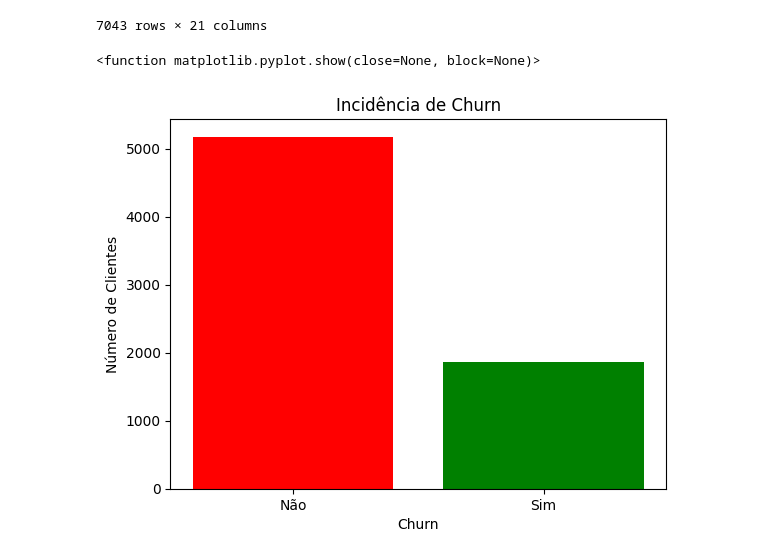
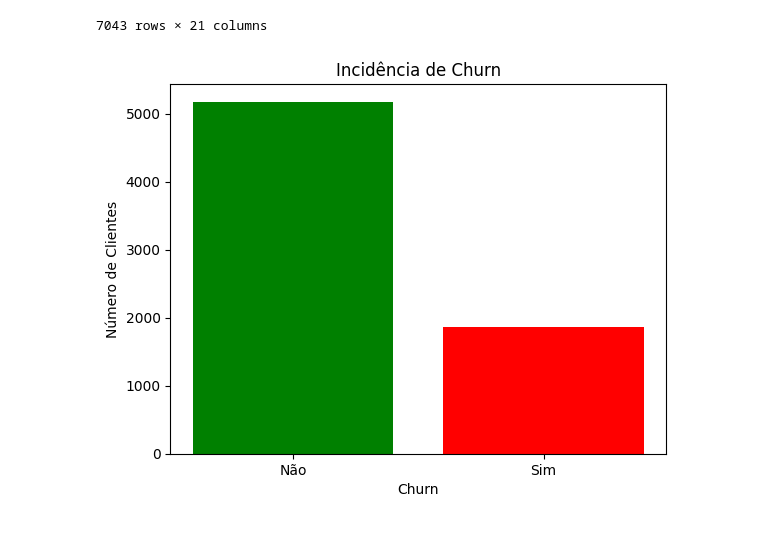
Before and after one commit to JvNeo/Data-Science, a Jupyter notebook: Alura_Challenge_Data_Science.ipynb, the cells around one changed output. Saved outputs shown, nothing was run; the diff lists cells and outputs as text; code cells hidden in the pictures.

```diff
--- a/Alura_Challenge_Data_Science.ipynb
+++ b/Alura_Challenge_Data_Science.ipynb
@@ -447,6 +447,17 @@ import numpy as np
 # %%
 # realizando uma contagem dos valores de Churn usando o .value_counts()
 # sendo 0 Não e 1 Sim
 # sort_index utilizado apenas para organização da ordem, 0 antes do 1 para manter a ordem lógica não -> sim
+contagem = dados2['churn'].value_counts().sort_index()
 
-contagem = dados2['churn'].value_counts().sort_index()
+# criação das labels para o gráfico
+labels = ['Não', 'Sim']
+
+#criação do gráfico
+plt.bar(labels, contagem, color = ['green', 'red'])
+plt.title('Incidência de Churn')
+plt.xlabel('Churn')
+plt.ylabel('Número de Clientes')
+plt.show()
+# %% [output]
+[figure, added]
@@ -457,11 +463,0 @@ labels = ['Não', 'Sim']
-# %%
-#criação do gráfico
-
-plt.bar(labels, contagem, color = ['red', 'green'])
-plt.title('Incidência de Churn')
-plt.xlabel('Churn')
-plt.ylabel('Número de Clientes')
-plt.show
-# %% [output]
-<function matplotlib.pyplot.show(close=None, block=None)>
-[figure, removed]
```
Also changed, not shown: parts of 5 cells of this notebook.
